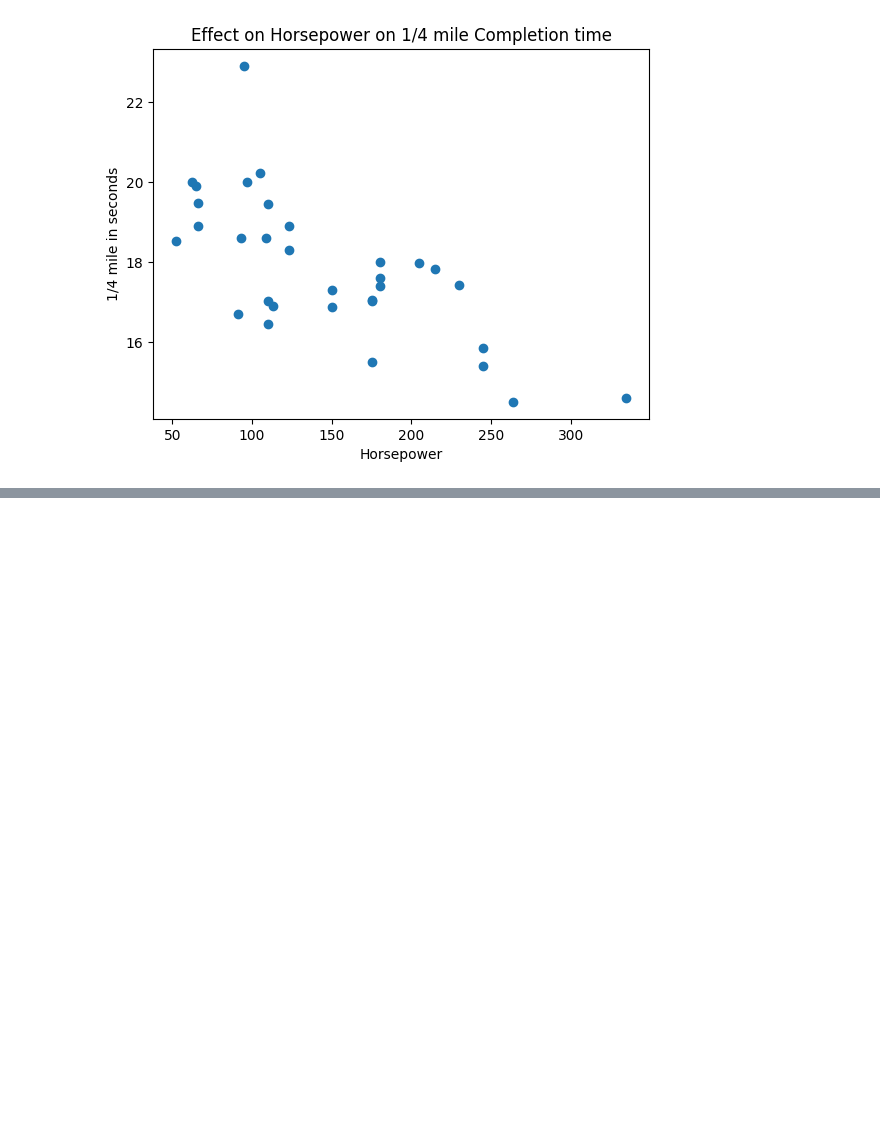
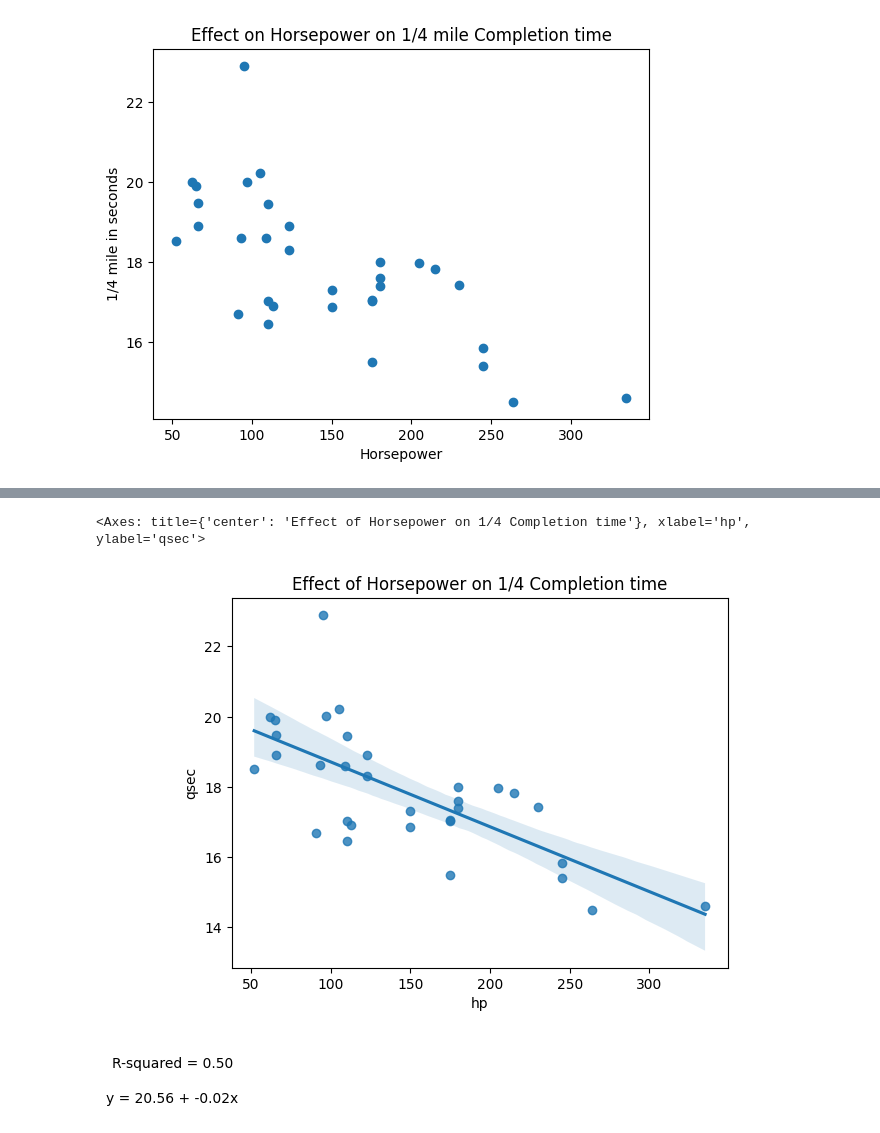
Before and after one commit to CoenTertoogen/DDDMiB-CT, a Jupyter notebook: Data visualization.ipynb, the cells around one changed output, grey strips where cells are left out. Saved outputs shown, nothing was run; the diff lists cells and outputs as text; code cells hidden in the pictures; blank space fills up the shorter version.

```diff
--- a/Data visualization.ipynb
+++ b/Data visualization.ipynb
@@ -48,0 +61,12 @@ Text(0, 0.5, '1/4 mile in seconds')
+# %%
+equation = f'y = {intercept:.2f} + {slope:.2f}x'
+r_squared_text = f'R-squared = {r_squared:.2f}'
+plt.text(0.5, 9, equation, ha='center')
+plt.text(0.5, 10, r_squared_text, ha='center')
+plt.title('Effect of Horsepower on 1/4 Completion time')
+plt.xlabel('Horsepower')
+plt.ylabel('1/4 mile in seconds')
+sns.regplot(x=df['hp'], y=df['qsec'])
+# %% [output]
+<Axes: title={'center': 'Effect of Horsepower on 1/4 Completion time'}, xlabel='hp', ylabel='qsec'>
+[figure, added]
```
Also changed, not shown: parts of 3 cells of this notebook, 3 other files.
